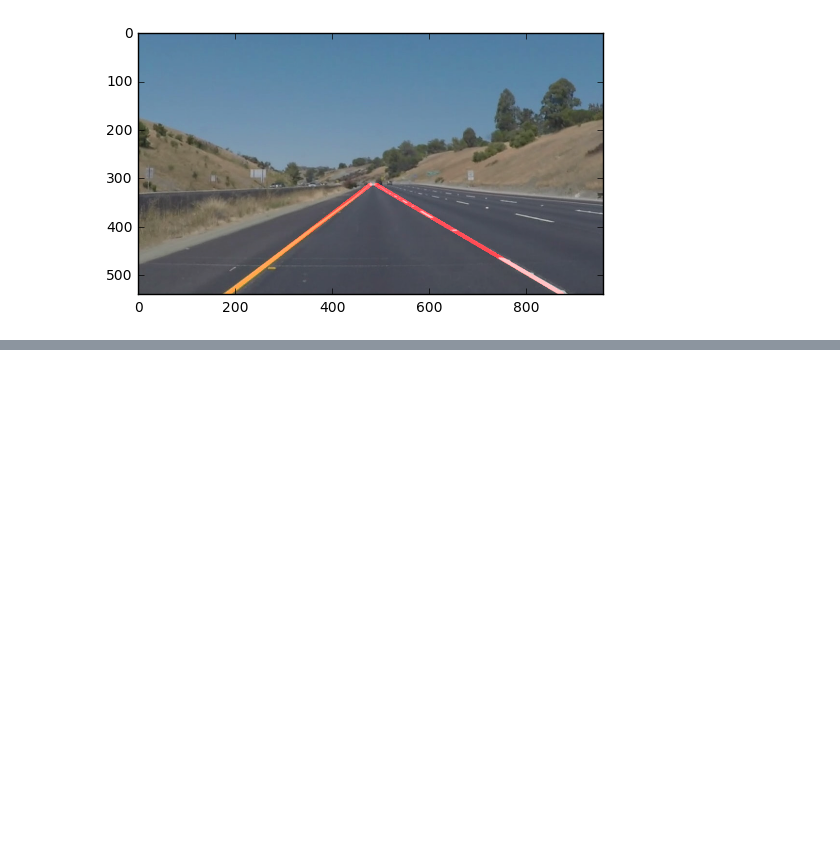
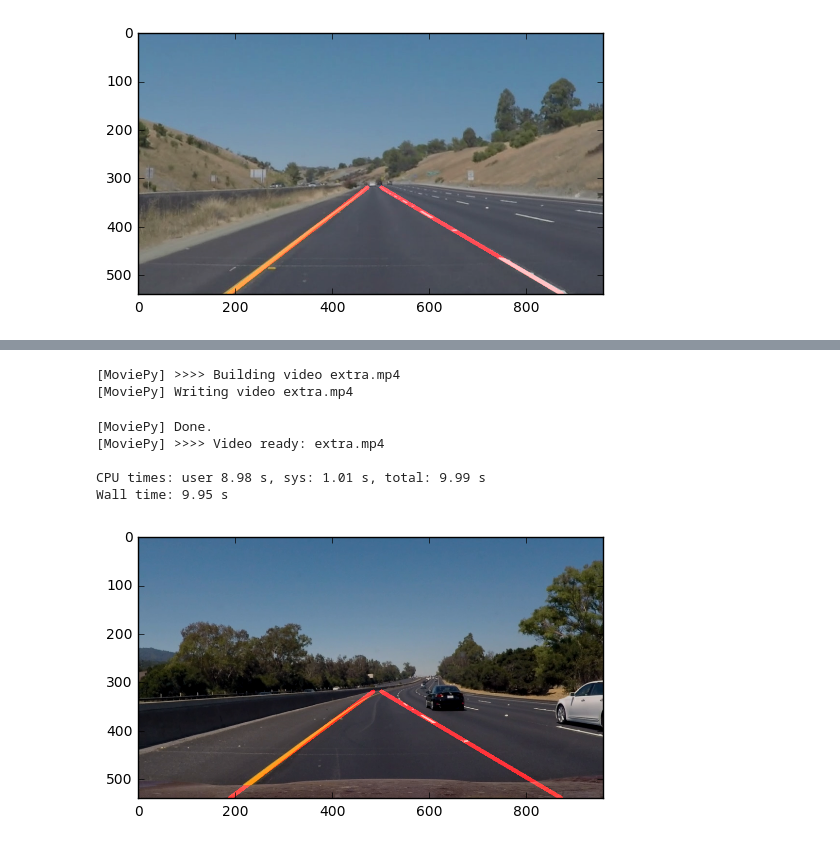
Before and after one commit to sunilp/CarND-LaneLines-P1, a Jupyter notebook: practice.ipynb, the cells around one changed output, grey strips where cells are left out. Cells and saved outputs as stored; diff of their text form; code cells hidden in the pictures; blank space fills up the shorter version.

```diff
--- a/practice.ipynb
+++ b/practice.ipynb
@@ -174,26 +187,34 @@ This image is: <class 'numpy.ndarray'> with dimesions: (540, 960, 3)
 import os
 images = os.listdir("test_images/")
 
-def process_image(image):
+def process_image(img):
     # NOTE: The output you return should be a color image (3 channel) for processing video below
     # TODO: put your pipeline here,
     # you should return the final output (image with lines are drawn on lanes)
     #print('This image is:', type(image), 'with dimesions:', image.shape)
     #with kernal size 5
-    blur_gray = gaussian_blur(grayscale(image),3)
+    r = 960.0 / img.shape[1]
+    dim = (960, int(img.shape[0] * r))
+
+    # perform the actual resizing of the image and show it
+    image = cv2.resize(img, dim, interpolation = cv2.INTER_AREA)
+    #print("resized" , image.shape)
+    #plt.imshow(grayscale(image))
+    blur_gray = gaussian_blur(grayscale(image),9)
     #thrashold with 50 and 150
-    edges = canny(blur_gray,50,150)
+    edges = canny(blur_gray,40,150)
 
     # This time we are defining a four sided polygon to mask
     imshape = image.shape
+    #print(imshape)
+    #vertices = np.array([[(0,imshape[0]),(450, 315), (490, 315), (imshape[1],imshape[0])]], dtype=np.int32)
+    vertices = np.array([[(150,imshape[0]),(410, 350),(580, 350), (imshape[1],imshape[0])]], dtype=np.int32)
 
-    #vertices = np.array([[(0,imshape[0]),(450, 315), (490, 315), (imshape[1],imshape[0])]], dtype=np.int32)
-    vertices = np.array([[(110,imshape[0]),(410, 310),(480, 310), (imshape[1],imshape[0])]], dtype=np.int32)
     masked_edges = region_of_interest(edges,vertices)
-    rho = 2 # distance resolution in pixels of the Hough grid
+    rho = 1 # distance resolution in pixels of the Hough grid
     theta = np.pi/180 # angular resolution in radians of the Hough grid
-    threshold = 30     # minimum number of votes (intersections in Hough grid cell) 15
-    min_line_length = 140 #minimum number of pixels making up a line
+    threshold = 20     # minimum number of votes (intersections in Hough grid cell) 15
+    min_line_length = 15 #minimum number of pixels making up a line
     max_line_gap = 100   # maximum gap in pixels between connectable line segments
     #line_image = np.copy(image)*0 # creating a blank to draw lines on
     line_image = hough_lines(masked_edges,rho,theta,threshold,min_line_length, max_line_gap)
@@ -252,5 +282,14 @@ Wall time: 19.6 s
 # %%
-#challenge_output = 'extra.mp4'
-#clip2 = VideoFileClip('challenge.mp4')
-#challenge_clip = clip2.fl_image(process_image)
-#%time challenge_clip.write_videofile(challenge_output, audio=False)
+challenge_output = 'extra.mp4'
+clip2 = VideoFileClip('challenge.mp4')
+challenge_clip = clip2.fl_image(process_image)
+%time challenge_clip.write_videofile(challenge_output, audio=False)
+# %% [output]
+[MoviePy] >>>> Building video extra.mp4
+[MoviePy] Writing video extra.mp4
+[MoviePy] Done.
+[MoviePy] >>>> Video ready: extra.mp4
+
+CPU times: user 8.98 s, sys: 1.01 s, total: 9.99 s
+Wall time: 9.95 s
+[figure, added]
```
Also changed, not shown: parts of 5 cells of this notebook, 5 other files.
